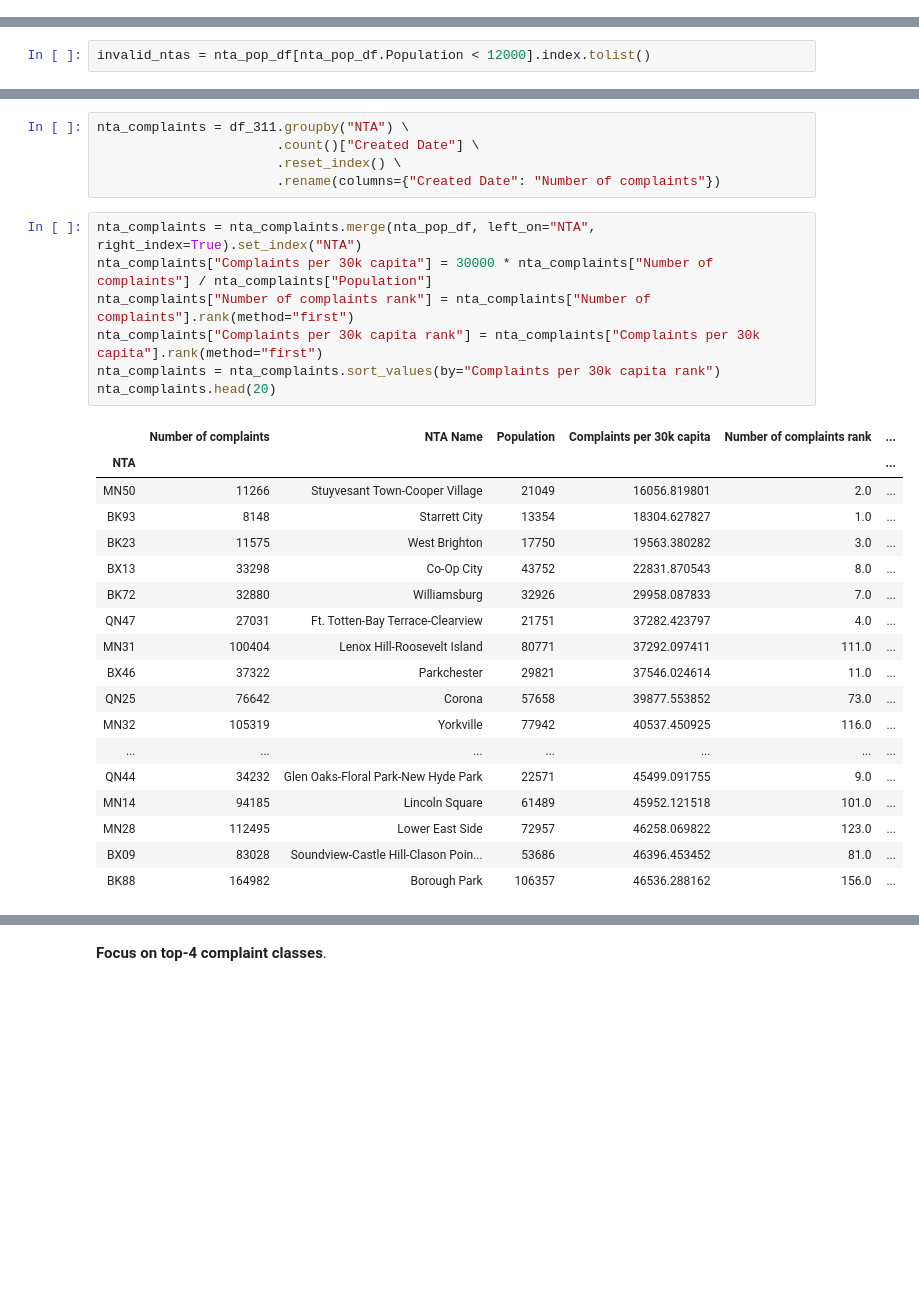
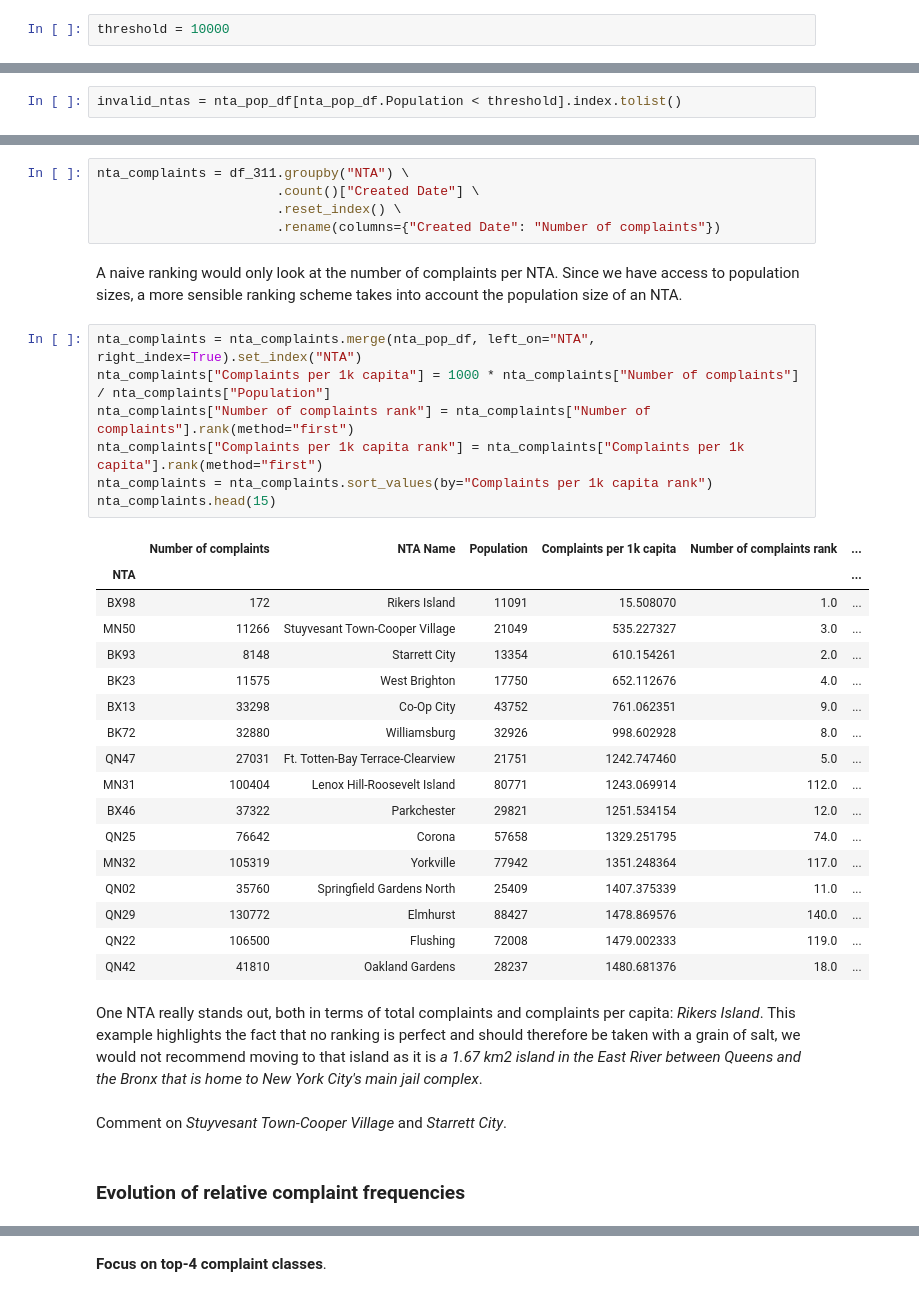
Before and after one commit to Battleman/Squada, a Jupyter notebook: ranking_ntas.ipynb, the cells around one changed output, grey strips where cells are left out. Saved outputs shown, nothing was run; the diff lists cells and outputs as text; blank space fills up the shorter version.

```diff
--- a/ranking_ntas.ipynb
+++ b/ranking_ntas.ipynb
@@ -149 +163,3 @@ nta_pop_df.sort_values(by="Population")["Population"].hist(bins=50);
+# %%
+threshold = 10000
 # %%
@@ -178,2 +197,2 @@ nta_pop_df[nta_pop_df.Population > 12000].sort_values("Population")
 # %%
-invalid_ntas = nta_pop_df[nta_pop_df.Population < 12000].index.tolist()
+invalid_ntas = nta_pop_df[nta_pop_df.Population < threshold].index.tolist()
@@ -199,29 +205,36 @@ nta_complaints = df_311.groupby("NTA") \
                        .count()["Created Date"] \
                        .reset_index() \
                        .rename(columns={"Created Date": "Number of complaints"})
+# %% [markdown]
+A naive ranking would only look at the number of complaints per NTA. Since we have access to population sizes, a more sensible ranking scheme takes into account the population size of an NTA.
 # %%
 nta_complaints = nta_complaints.merge(nta_pop_df, left_on="NTA", right_index=True).set_index("NTA")
-nta_complaints["Complaints per 30k capita"] = 30000 * nta_complaints["Number of complaints"] / nta_complaints["Population"]
+nta_complaints["Complaints per 1k capita"] = 1000 * nta_complaints["Number of complaints"] / nta_complaints["Population"]
 nta_complaints["Number of complaints rank"] = nta_complaints["Number of complaints"].rank(method="first")
-nta_complaints["Complaints per 30k capita rank"] = nta_complaints["Complaints per 30k capita"].rank(method="first")
-nta_complaints = nta_complaints.sort_values(by="Complaints per 30k capita rank")
-nta_complaints.head(20)
+nta_complaints["Complaints per 1k capita rank"] = nta_complaints["Complaints per 1k capita"].rank(method="first")
+nta_complaints = nta_complaints.sort_values(by="Complaints per 1k capita rank")
+nta_complaints.head(15)
 # %% [output]
-|  | Number of complaints | NTA Name | Population | Complaints per 30k capita | Number of complaints rank | ... |
+|  | Number of complaints | NTA Name | Population | Complaints per 1k capita | Number of complaints rank | ... |
 | NTA |  |  |  |  |  | ... |
-| MN50 | 11266 | Stuyvesant Town-Cooper Village | 21049 | 16056.819801 | 2.0 | ... |
-| BK93 | 8148 | Starrett City | 13354 | 18304.627827 | 1.0 | ... |
-| BK23 | 11575 | West Brighton | 17750 | 19563.380282 | 3.0 | ... |
-| BX13 | 33298 | Co-Op City | 43752 | 22831.870543 | 8.0 | ... |
-| BK72 | 32880 | Williamsburg | 32926 | 29958.087833 | 7.0 | ... |
-| QN47 | 27031 | Ft. Totten-Bay Terrace-Clearview | 21751 | 37282.423797 | 4.0 | ... |
-| MN31 | 100404 | Lenox Hill-Roosevelt Island | 80771 | 37292.097411 | 111.0 | ... |
-| BX46 | 37322 | Parkchester | 29821 | 37546.024614 | 11.0 | ... |
-| QN25 | 76642 | Corona | 57658 | 39877.553852 | 73.0 | ... |
-| MN32 | 105319 | Yorkville | 77942 | 40537.450925 | 116.0 | ... |
-| ... | ... | ... | ... | ... | ... | ... |
-| QN44 | 34232 | Glen Oaks-Floral Park-New Hyde Park | 22571 | 45499.091755 | 9.0 | ... |
-| MN14 | 94185 | Lincoln Square | 61489 | 45952.121518 | 101.0 | ... |
-| MN28 | 112495 | Lower East Side | 72957 | 46258.069822 | 123.0 | ... |
-| BX09 | 83028 | Soundview-Castle Hill-Clason Poin... | 53686 | 46396.453452 | 81.0 | ... |
-| BK88 | 164982 | Borough Park | 106357 | 46536.288162 | 156.0 | ... |
+| BX98 | 172 | Rikers Island | 11091 | 15.508070 | 1.0 | ... |
+| MN50 | 11266 | Stuyvesant Town-Cooper Village | 21049 | 535.227327 | 3.0 | ... |
+| BK93 | 8148 | Starrett City | 13354 | 610.154261 | 2.0 | ... |
+| BK23 | 11575 | West Brighton | 17750 | 652.112676 | 4.0 | ... |
+| BX13 | 33298 | Co-Op City | 43752 | 761.062351 | 9.0 | ... |
+| BK72 | 32880 | Williamsburg | 32926 | 998.602928 | 8.0 | ... |
+| QN47 | 27031 | Ft. Totten-Bay Terrace-Clearview | 21751 | 1242.747460 | 5.0 | ... |
+| MN31 | 100404 | Lenox Hill-Roosevelt Island | 80771 | 1243.069914 | 112.0 | ... |
+| BX46 | 37322 | Parkchester | 29821 | 1251.534154 | 12.0 | ... |
+| QN25 | 76642 | Corona | 57658 | 1329.251795 | 74.0 | ... |
+| MN32 | 105319 | Yorkville | 77942 | 1351.248364 | 117.0 | ... |
+| QN02 | 35760 | Springfield Gardens North | 25409 | 1407.375339 | 11.0 | ... |
+| QN29 | 130772 | Elmhurst | 88427 | 1478.869576 | 140.0 | ... |
+| QN22 | 106500 | Flushing | 72008 | 1479.002333 | 119.0 | ... |
+| QN42 | 41810 | Oakland Gardens | 28237 | 1480.681376 | 18.0 | ... |
+# %% [markdown]
+One NTA really stands out, both in terms of total complaints and complaints per capita: _Rikers Island_. This example highlights the fact that no ranking is perfect and should therefore be taken with a grain of salt, we would not recommend moving to that island as it is _a 1.67 km2 island in the East River between Queens and the Bronx that is home to New York City's main jail complex_.
+# %% [markdown]
+Comment on _Stuyvesant Town-Cooper Village_ and _Starrett City_.
+# %% [markdown]
+### Evolution of relative complaint frequencies
```
Also changed, not shown: parts of 51 cells of this notebook, 2 other files.
